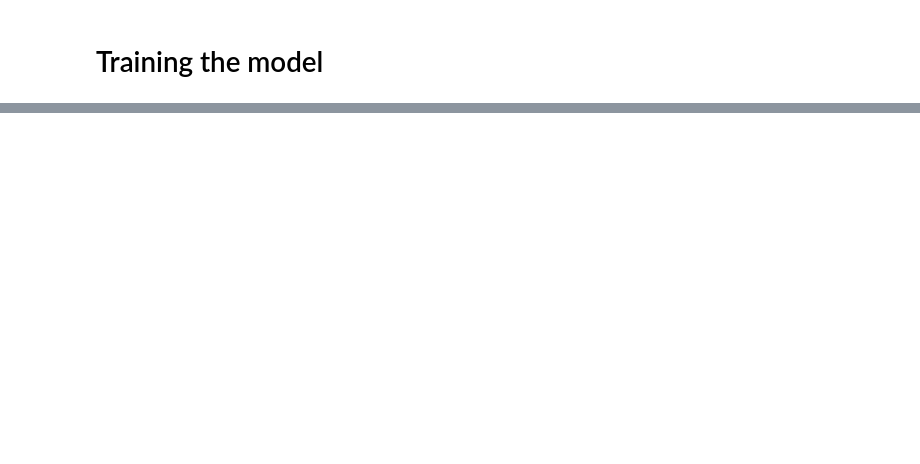
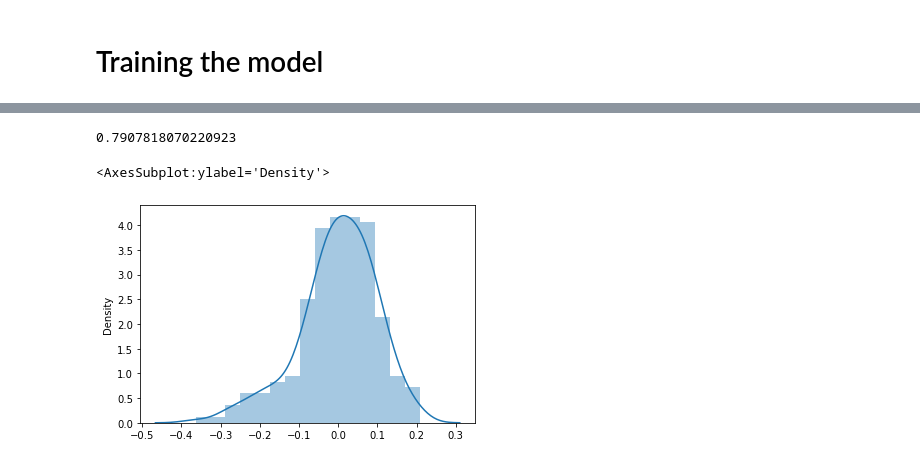
Before and after one commit to gautamjoshi1984/Bike_Sharing_MLR_Assignment, a Jupyter notebook: BikeSharing.ipynb, the cells around one changed output, grey strips where cells are left out. Saved outputs shown, nothing was run; the diff lists cells and outputs as text; code cells hidden in the pictures; blank space fills up the shorter version.

```diff
--- a/BikeSharing.ipynb
+++ b/BikeSharing.ipynb
@@ -392,0 +573,19 @@ Notes:
+# %%
+#Remove the features not present in the final model
+X_test = X_test[['yr','temp','windspeed','season_2','season_4','mnth_9','weathersit_2','weathersit_3']]
+# %%
+X_test_sm = sm.add_constant(X_test)
+# %%
+y_test_pred = final_model.predict(X_test_sm)
+# %%
+r2_score(y_true=y_test, y_pred=y_test_pred)
+# %% [output]
+0.7907818070220923
+# %%
+#Error distribution on the test set
+res = y_test - y_test_pred
+# %%
+sns.distplot(res)
+# %% [output]
+<AxesSubplot:ylabel='Density'>
+[figure, added]
```
Also changed, not shown: parts of 75 cells of this notebook.
